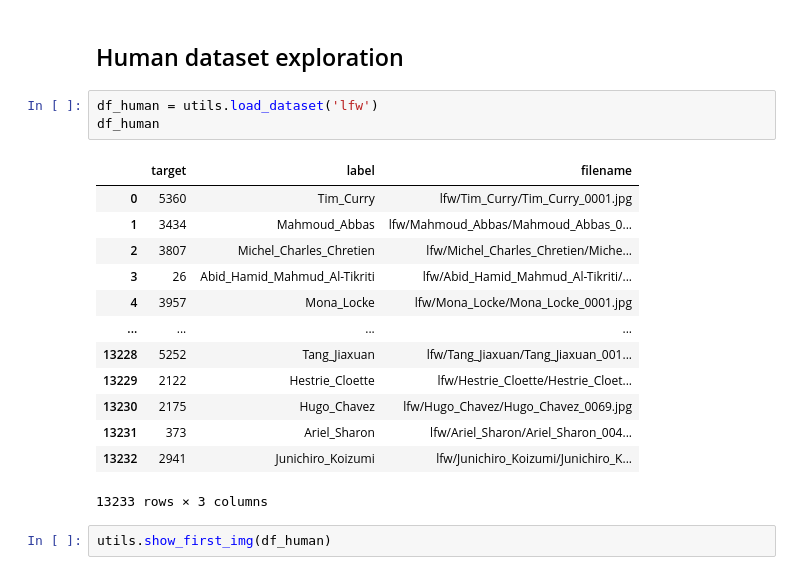
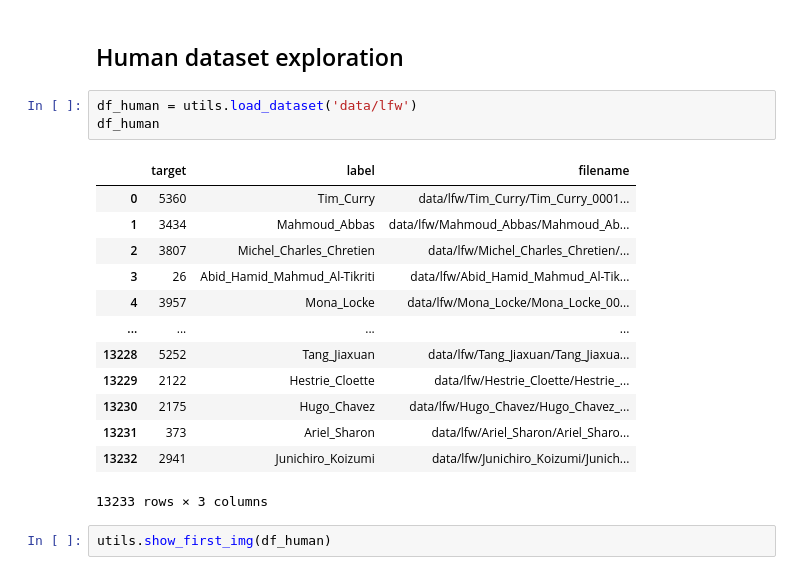
Before and after one commit to AzemaBaptiste/pokemon_classifier, a Jupyter notebook: Pokemon_classifier.ipynb, the cells around one changed output. Cells and saved outputs as stored; diff of their text form.

```diff
--- a/Pokemon_classifier.ipynb
+++ b/Pokemon_classifier.ipynb
@@ -34,21 +36,21 @@ There are 6837 total pokemon images.
 # %% [markdown]
 ## Human dataset exploration
 # %%
-df_human = utils.load_dataset('lfw')
+df_human = utils.load_dataset('data/lfw')
 df_human
 # %% [output]
 |  | target | label | filename |
-| 0 | 5360 | Tim_Curry | lfw/Tim_Curry/Tim_Curry_0001.jpg |
-| 1 | 3434 | Mahmoud_Abbas | lfw/Mahmoud_Abbas/Mahmoud_Abbas_0... |
-| 2 | 3807 | Michel_Charles_Chretien | lfw/Michel_Charles_Chretien/Miche... |
-| 3 | 26 | Abid_Hamid_Mahmud_Al-Tikriti | lfw/Abid_Hamid_Mahmud_Al-Tikriti/... |
-| 4 | 3957 | Mona_Locke | lfw/Mona_Locke/Mona_Locke_0001.jpg |
+| 0 | 5360 | Tim_Curry | data/lfw/Tim_Curry/Tim_Curry_0001... |
+| 1 | 3434 | Mahmoud_Abbas | data/lfw/Mahmoud_Abbas/Mahmoud_Ab... |
+| 2 | 3807 | Michel_Charles_Chretien | data/lfw/Michel_Charles_Chretien/... |
+| 3 | 26 | Abid_Hamid_Mahmud_Al-Tikriti | data/lfw/Abid_Hamid_Mahmud_Al-Tik... |
+| 4 | 3957 | Mona_Locke | data/lfw/Mona_Locke/Mona_Locke_00... |
 | ... | ... | ... | ... |
-| 13228 | 5252 | Tang_Jiaxuan | lfw/Tang_Jiaxuan/Tang_Jiaxuan_001... |
-| 13229 | 2122 | Hestrie_Cloette | lfw/Hestrie_Cloette/Hestrie_Cloet... |
-| 13230 | 2175 | Hugo_Chavez | lfw/Hugo_Chavez/Hugo_Chavez_0069.jpg |
-| 13231 | 373 | Ariel_Sharon | lfw/Ariel_Sharon/Ariel_Sharon_004... |
-| 13232 | 2941 | Junichiro_Koizumi | lfw/Junichiro_Koizumi/Junichiro_K... |
+| 13228 | 5252 | Tang_Jiaxuan | data/lfw/Tang_Jiaxuan/Tang_Jiaxua... |
+| 13229 | 2122 | Hestrie_Cloette | data/lfw/Hestrie_Cloette/Hestrie_... |
+| 13230 | 2175 | Hugo_Chavez | data/lfw/Hugo_Chavez/Hugo_Chavez_... |
+| 13231 | 373 | Ariel_Sharon | data/lfw/Ariel_Sharon/Ariel_Sharo... |
+| 13232 | 2941 | Junichiro_Koizumi | data/lfw/Junichiro_Koizumi/Junich... |
 13233 rows × 3 columns
 # %%
 utils.show_first_img(df_human)
```
Also changed, not shown: parts of 44 cells of this notebook, 3 other files.
